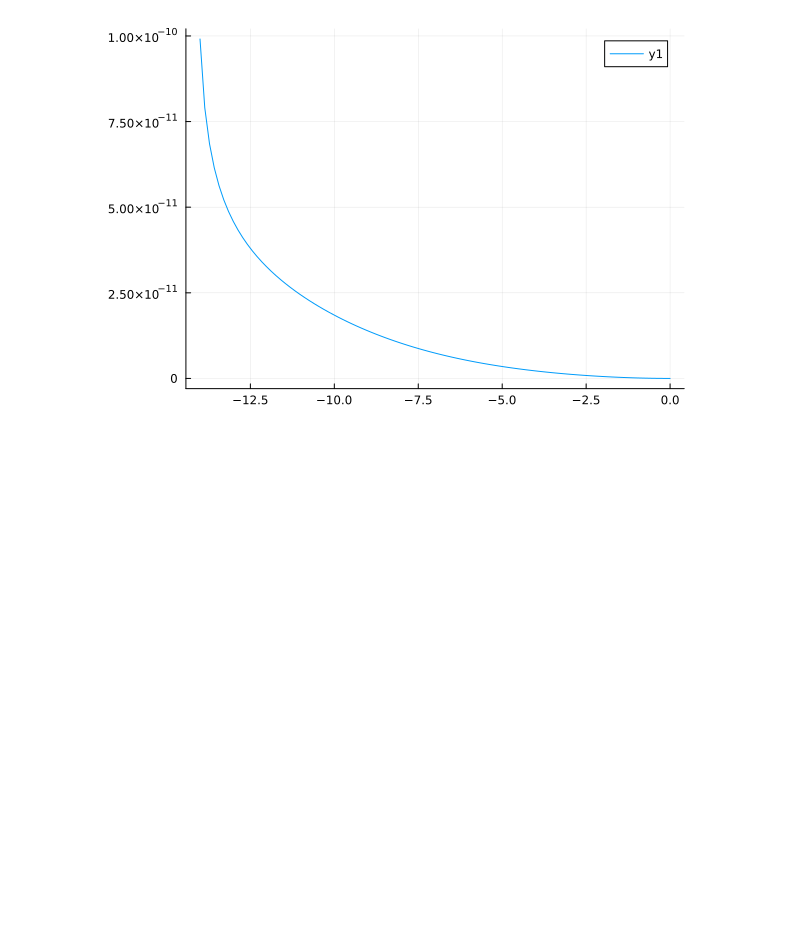
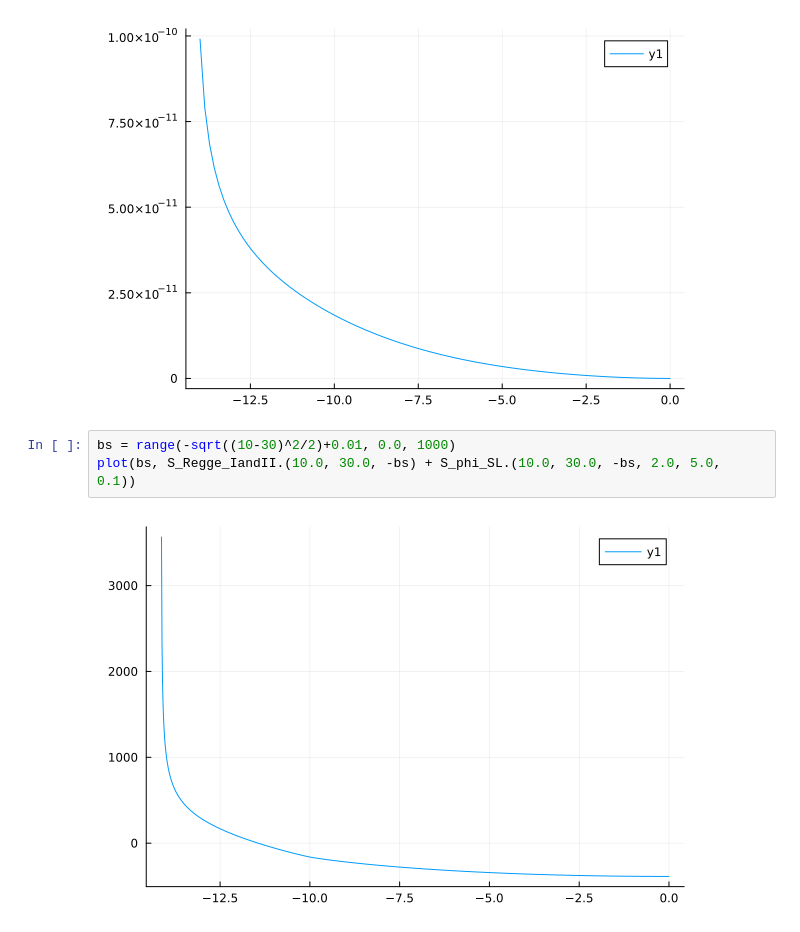
Before and after one commit to Jercheal/3d-cosmology, a Jupyter notebook: 3d_ESF_cosmology.ipynb, the cells around one changed output. Drawn from its saved outputs; the diff is of its cells as text; blank space fills up the shorter version.

```diff
--- a/3d_ESF_cosmology.ipynb
+++ b/3d_ESF_cosmology.ipynb
@@ -18,3 +21,8 @@ bs = range(-14.0,0, length=100)
 plot(bs, [real(1/sqrt(DetSLId.(10.0, 30.0, -b))) for b in bs])
 # %% [output]
 [figure]
+# %%
+bs = range(-sqrt((10-30)^2/2)+0.01, 0.0, 1000)
+plot(bs, S_Regge_IandII.(10.0, 30.0, -bs) + S_phi_SL.(10.0, 30.0, -bs, 2.0, 5.0, 0.1))
+# %% [output]
+[figure, added]
```
Also changed, not shown: parts of 22 cells of this notebook, 2 other files.
